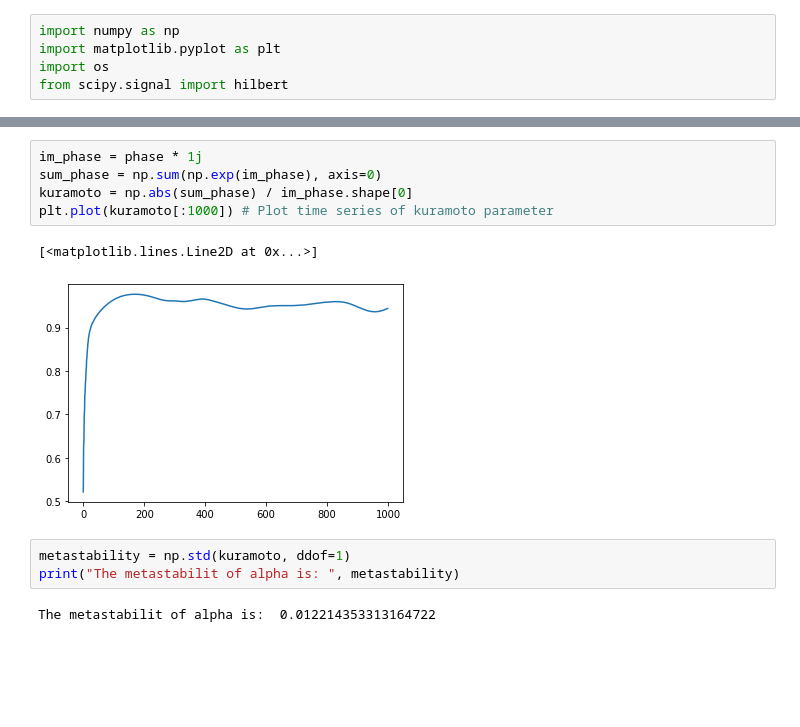
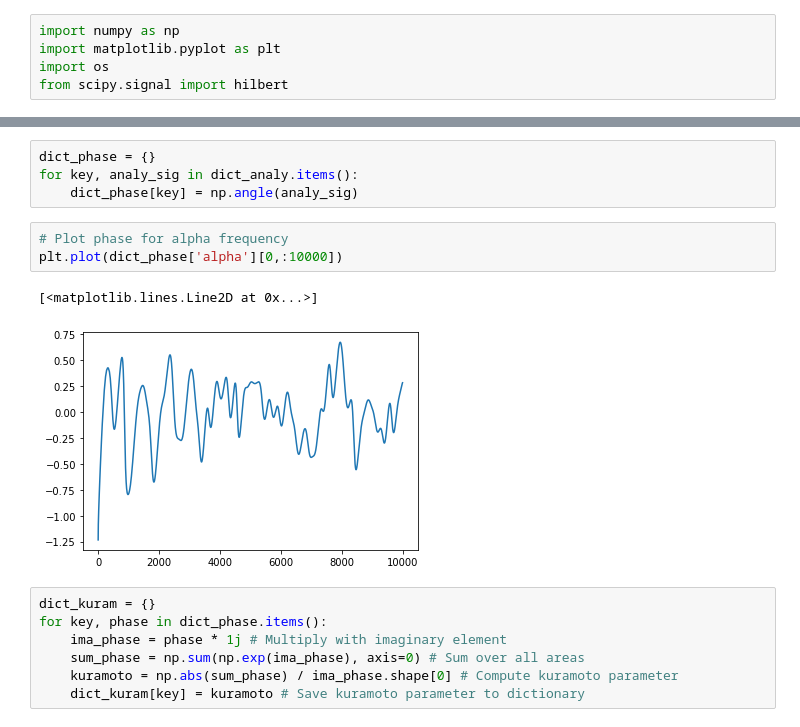
Before and after one commit to FabianKamp/Schizophrenia, a Jupyter notebook: notebooks/rsMEG_Metastability.ipynb, the cells around one changed output, grey strips where cells are left out. Drawn from its saved outputs; the diff is of its cells as text; blank space fills up the shorter version.

```diff
--- a/notebooks/rsMEG_Metastability.ipynb
+++ b/notebooks/rsMEG_Metastability.ipynb
@@ -33,13 +38,17 @@ plt.plot(phase[1,:1000])
+# %%
+dict_phase = {}
+for key, analy_sig in dict_analy.items():
+    dict_phase[key] = np.angle(analy_sig)
+# %%
+# Plot phase for alpha frequency
+plt.plot(dict_phase['alpha'][0,:10000])
+# %% [output]
+[<matplotlib.lines.Line2D at 0x...>]
+[figure, added]
 # %%
-im_phase = phase * 1j
-sum_phase = np.sum(np.exp(im_phase), axis=0)
-kuramoto = np.abs(sum_phase) / im_phase.shape[0]
-plt.plot(kuramoto[:1000]) # Plot time series of kuramoto parameter
+dict_kuram = {}
+for key, phase in dict_phase.items():
+    ima_phase = phase * 1j # Multiply with imaginary element
+    sum_phase = np.sum(np.exp(ima_phase), axis=0) # Sum over all areas
+    kuramoto = np.abs(sum_phase) / ima_phase.shape[0] # Compute kuramoto parameter
+    dict_kuram[key] = kuramoto # Save kuramoto parameter to dictionary
-# %% [output]
-[<matplotlib.lines.Line2D at 0x...>]
-[figure, removed]
-# %%
-metastability = np.std(kuramoto, ddof=1)
-print("The metastabilit of alpha is: ", metastability)
-# %% [output]
-The metastabilit of alpha is:  0.012214353313164722
```
Also changed, not shown: parts of 10 cells of this notebook.
